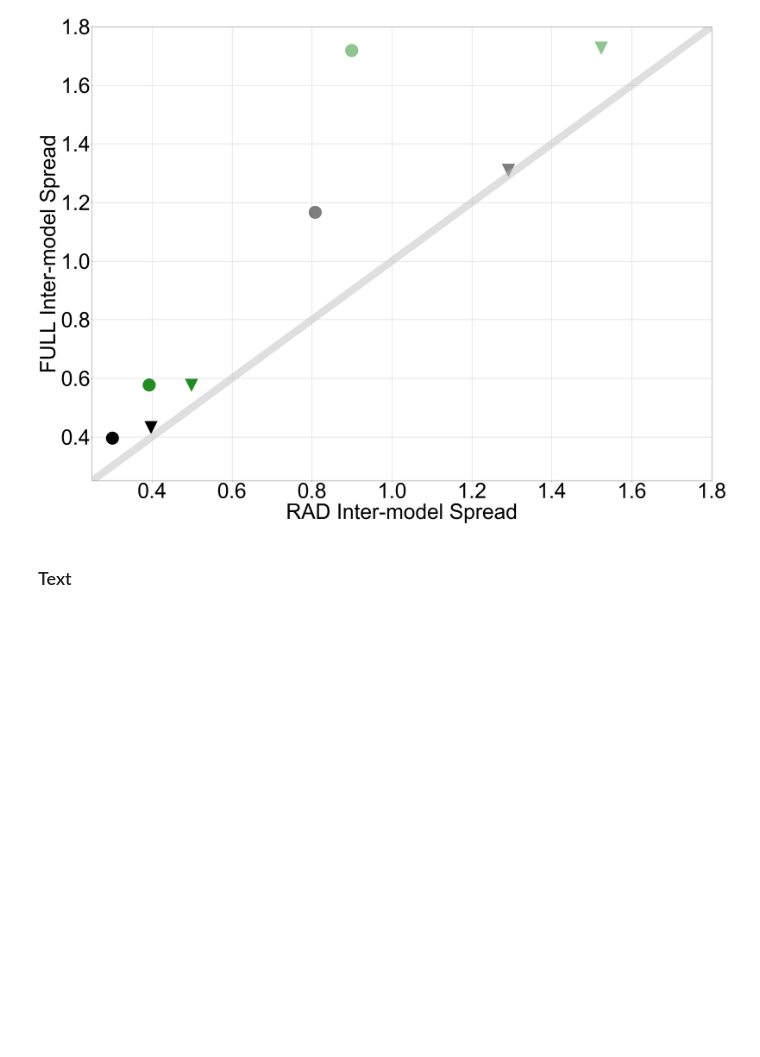
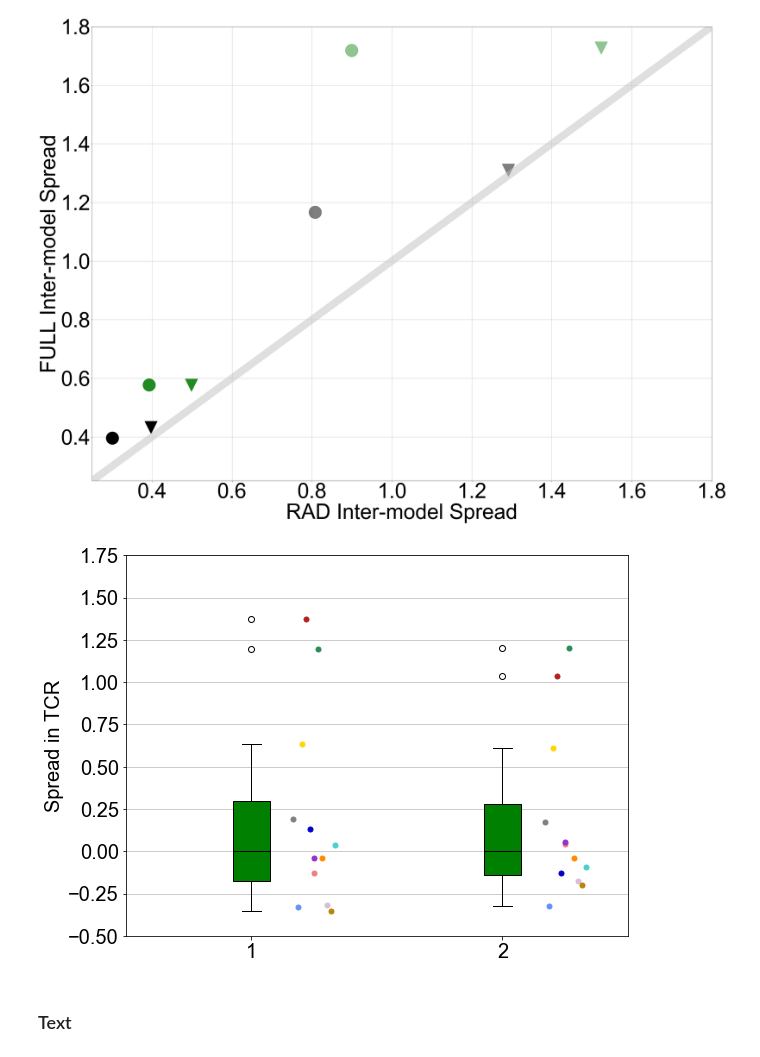
Before and after one commit to czarakas/plant_physiology_and_TCR, a Jupyter notebook: replicate_figures/Figure_5.ipynb, the cells around one changed output. Drawn from its saved outputs; the diff is of its cells as text; code cells hidden in the pictures; blank space fills up the shorter version.

```diff
--- a/replicate_figures/Figure_5.ipynb
+++ b/replicate_figures/Figure_5.ipynb
@@ -136,6 +136,52 @@ filepath=FIGURE_PATH+'Global_Uncertainty_Change_ScatterPlot'
 fig.savefig(filepath+'.png', bbox_inches='tight')
 # %% [output]
 [figure]
+# %%
+xvals_rand_scatter = [0, 0,
+                      1, -1,
+                      2, -2,
+                      3, -3,
+                      4, -4,
+                      5, -5]
+TCR_dataset = landTCR_CMIP6
+box_color='green'
+filename='TCR_land'
+xvals_rand_scatter=np.array(xvals_rand_scatter)*0.033/2
+yvals_RAD = TCR_dataset['RAD'].values
+yvals_TOT = TCR_dataset['TOT'].values
+yvals_RAD=yvals_RAD-np.median(yvals_RAD)
+yvals_TOT=yvals_TOT-np.median(yvals_TOT)
+
+######------------------Get figure settings
+fig, ax = plt.subplots(figsize=(9,7))
+FONTSIZE=20
+from matplotlib import rc
+from plants_and_TCR.analysis_parameters import get_CMIP_info
+rc('font',**{'family':'sans-serif','sans-serif':['Arial']})
+plt.rcParams.update({'font.size': FONTSIZE})
+CMIP_CHOICE = 'CMIP5and6'
+CMIP6_cutoff=8
+COLORS = get_CMIP_info.get_colors(CMIP_CHOICE)
+COLORS=COLORS[CMIP6_cutoff:100]
+bplot = plt.boxplot([yvals_TOT, yvals_RAD],patch_artist=True)
+for i in range(0,len(yvals_RAD)):
+    plt.plot(xvals_rand_scatter[i]+1.25, yvals_TOT[i],'.',color=COLORS[i],markersize=10)
+    plt.plot(xvals_rand_scatter[i]+2.25, yvals_RAD[i],'.',color=COLORS[i],markersize=10)
+plt.xlim(np.array([-0.5,1.5])+1)
+plt.ylabel('Spread in TCR')
+plt.ylim([-0.5,1.75])
+plt.grid(color='black', which='major', axis='y',alpha=0.25)
+
+
+for patch in bplot['medians']:
+    patch.set_color('black')
+
+for patch in bplot['boxes']:
+    patch.set_facecolor(box_color)
+
+fig.savefig(FIGURE_PATH+filename+'.png', bbox_inches='tight')
+# %% [output]
+[figure, added]
 # %% [markdown]
 ### Text
 # %%
```
Also changed, not shown: parts of 1 cell of this notebook, 6 other files.
